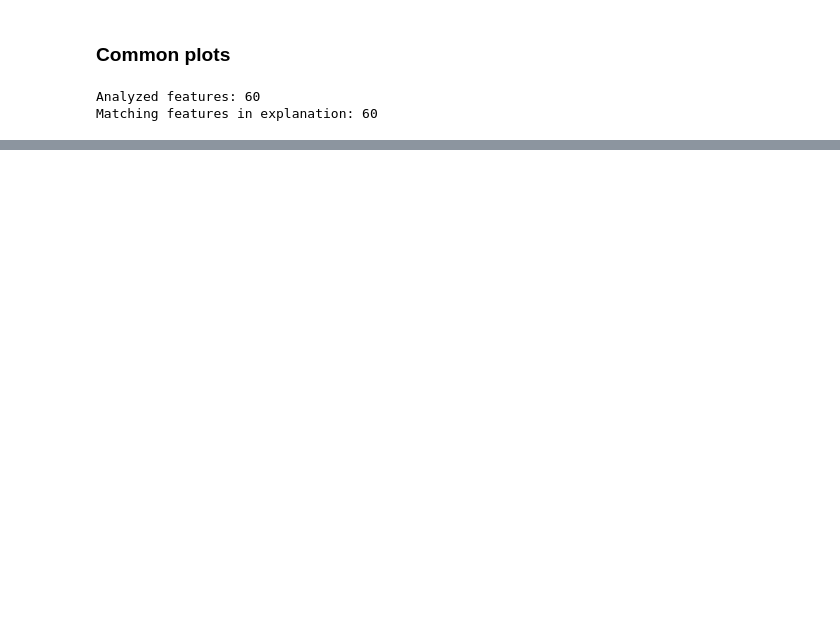
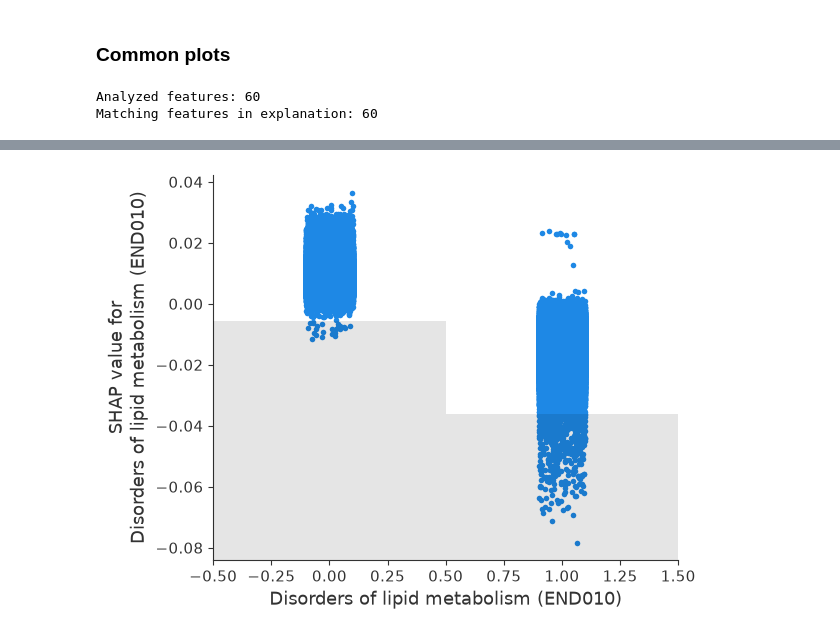
Before and after one commit to arinapetukhova/trusted_llm_risk_profiling, a Jupyter notebook: shap_eda.ipynb, the cells around one changed output, grey strips where cells are left out. Saved outputs shown, nothing was run; the diff lists cells and outputs as text; code cells hidden in the pictures; blank space fills up the shorter version.

```diff
--- a/shap_eda.ipynb
+++ b/shap_eda.ipynb
@@ -136,0 +137,4 @@ shap.plots.scatter(explanation_filtered[:,"Platelet Count (51265)"])
+# %%
+shap.plots.scatter(explanation_filtered[:,"Disorders of lipid metabolism (END010)"])
+# %% [output]
+[figure, added]
```
Also changed, not shown: parts of 13 cells of this notebook, 4 other files.
